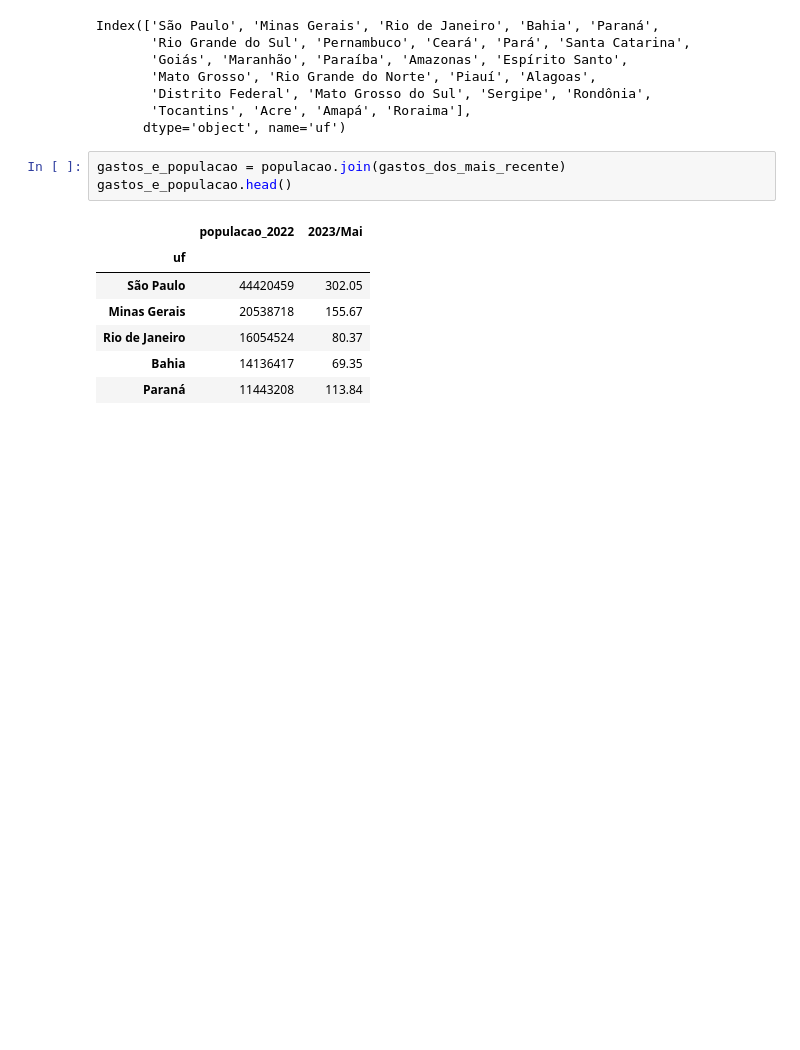
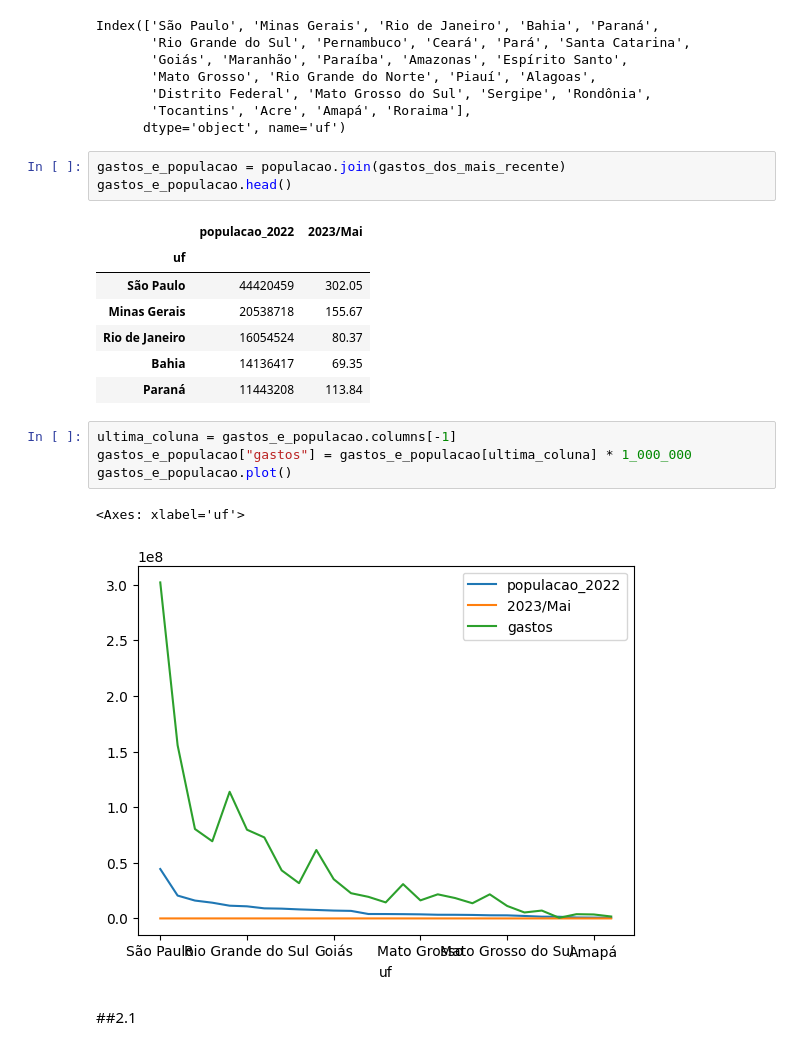
Before and after one commit to vitorsarilio/Pos_Tech_Data_Analytics, a Jupyter notebook: Notebooks/Producao_Hospitalar.ipynb, the cells around one changed output. Cells and saved outputs as stored; diff of their text form; blank space fills up the shorter version.

```diff
--- a/Notebooks/Producao_Hospitalar.ipynb
+++ b/Notebooks/Producao_Hospitalar.ipynb
@@ -735,3 +735,12 @@ gastos_e_populacao.head()
 | Rio de Janeiro | 16054524 | 80.37 |
 | Bahia | 14136417 | 69.35 |
 | Paraná | 11443208 | 113.84 |
+# %%
+ultima_coluna = gastos_e_populacao.columns[-1]
+gastos_e_populacao["gastos"] = gastos_e_populacao[ultima_coluna] * 1_000_000
+gastos_e_populacao.plot()
+# %% [output]
+<Axes: xlabel='uf'>
+[figure, added]
+# %% [markdown]
+##2.1
```
Also changed, not shown: parts of 10 cells of this notebook.
